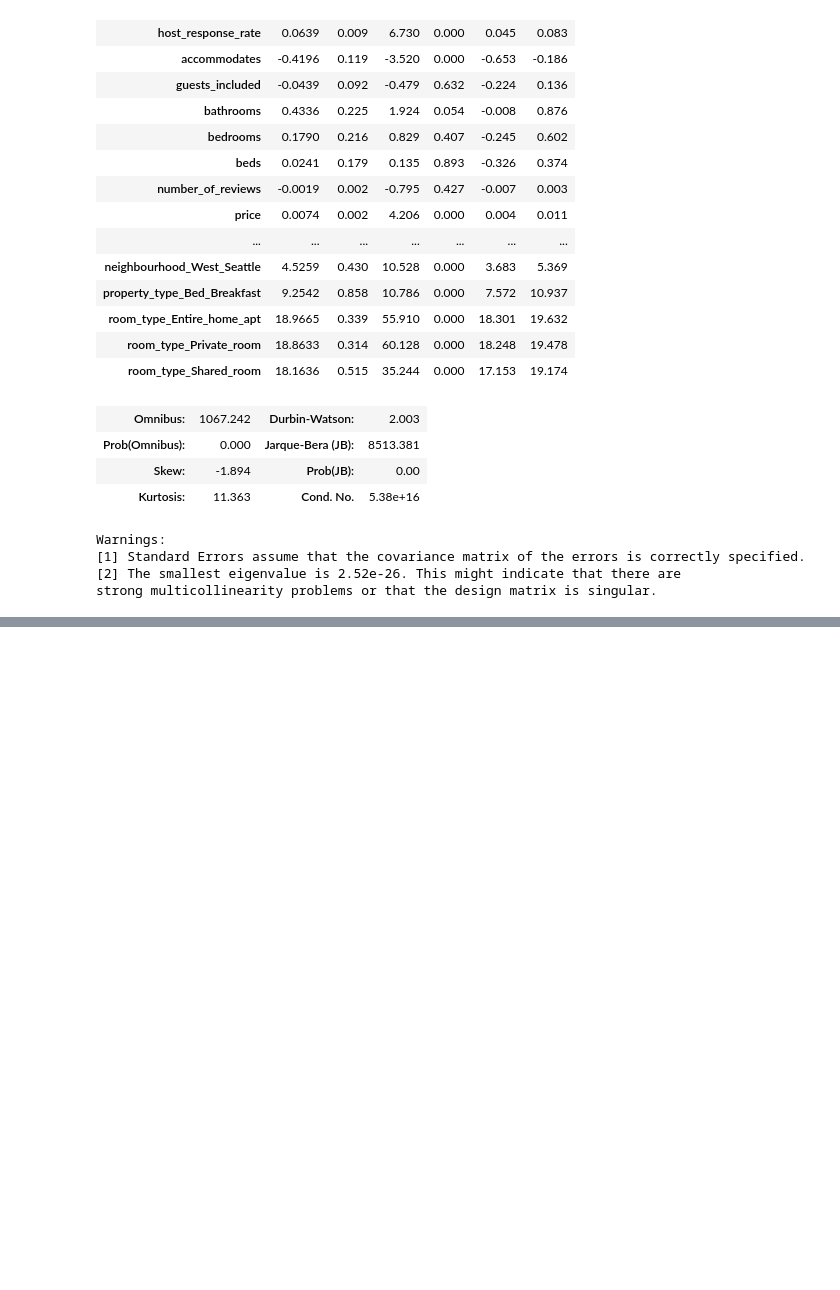
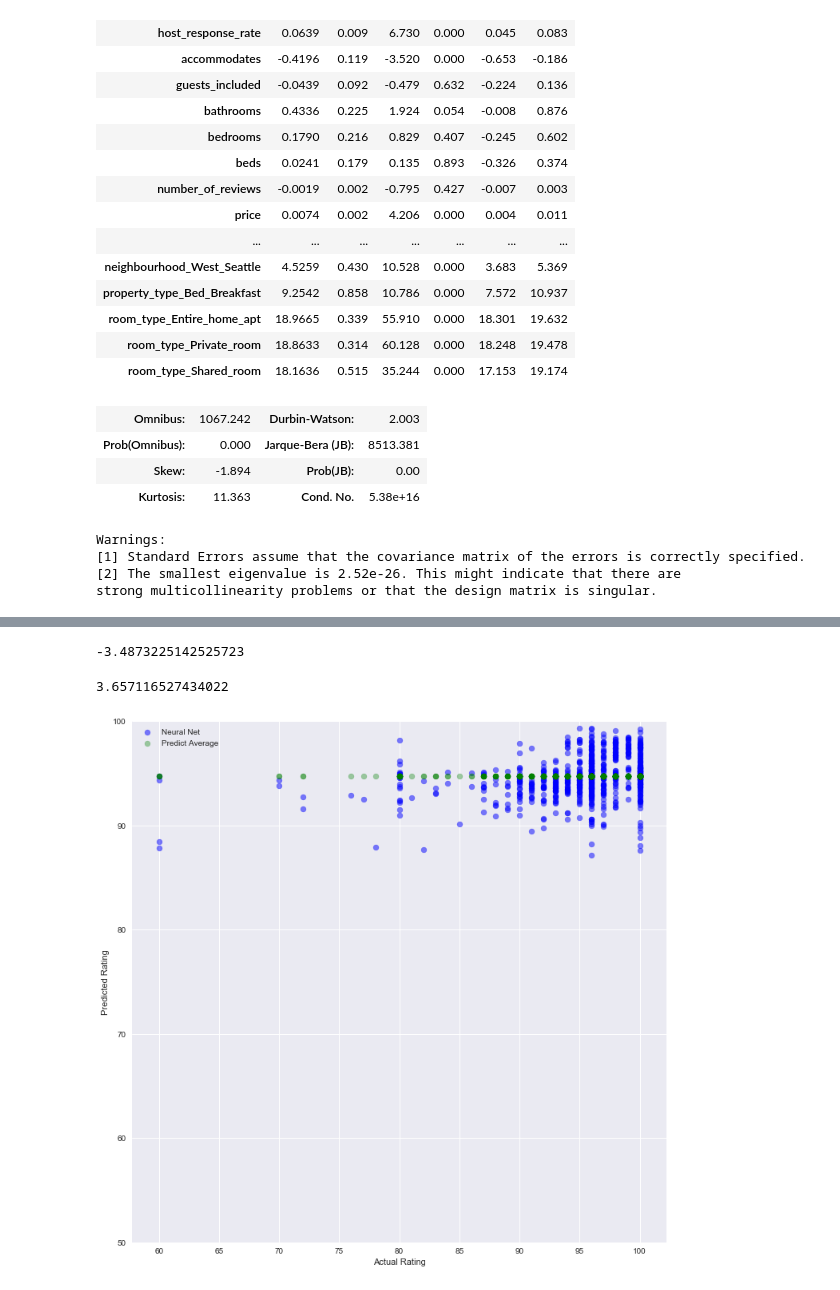
Before and after one commit to joshkeating/inf370-final-project, a Jupyter notebook: analysis.ipynb, the cells around one changed output, grey strips where cells are left out. Cells and saved outputs as stored; diff of their text form; code cells hidden in the pictures; blank space fills up the shorter version.

```diff
--- a/analysis.ipynb
+++ b/analysis.ipynb
@@ -328,0 +398,41 @@ strong multicollinearity problems or that the design matrix is singular.
+# %%
+train_features, test_features, train_outcome, test_outcome = train_test_split(
+    review_data.drop("review_scores_rating", axis=1),
+    review_data.review_scores_rating,
+    test_size=0.20
+)
+# %%
+nn_pipeline = make_pipeline(
+    MinMaxScaler(),
+    SelectKBest(),
+    PolynomialFeatures(1),
+    MLPRegressor()
+)
+# %%
+nn_param_grid = {
+              'selectkbest__k':['all'],
+              'mlpregressor__learning_rate':["constant", "invscaling", "adaptive"],
+              'mlpregressor__solver':["lbfgs", "sgd", "adam"],
+              'mlpregressor__activation':["relu"]
+}
+# %%
+nn_grid = GridSearchCV(nn_pipeline, nn_param_grid, cv=3, scoring="neg_mean_absolute_error")
+nn_grid.fit(train_features, train_outcome)
+nn_grid.score(test_features, test_outcome)
+# %% [output]
+-3.4873225142525723
+# %%
+mean_absolute_error([94.76572199730094] * 741, test_outcome)
+# %% [output]
+3.657116527434022
+# %%
+plt.scatter(test_outcome,nn_grid.predict(test_features),color='b', alpha = .5, label = 'Neural Net')
+plt.scatter(test_outcome,[94.76572199730094] * 741,color='g', alpha = .35, label = 'Predict Average')
+#plt.scatter(test_outcome,test_outcome - knn_grid.predict(test_features),color='g', alpha = .5, label = 'Random Forests')
+plt.xlabel('Actual Rating')
+plt.ylabel('Predicted Rating')
+plt.ylim(50,100)
+plt.legend(loc='upper left')
+plt.show()
+# %% [output]
+[figure, added]
```
Also changed, not shown: parts of 22 cells of this notebook, 1 other file.
